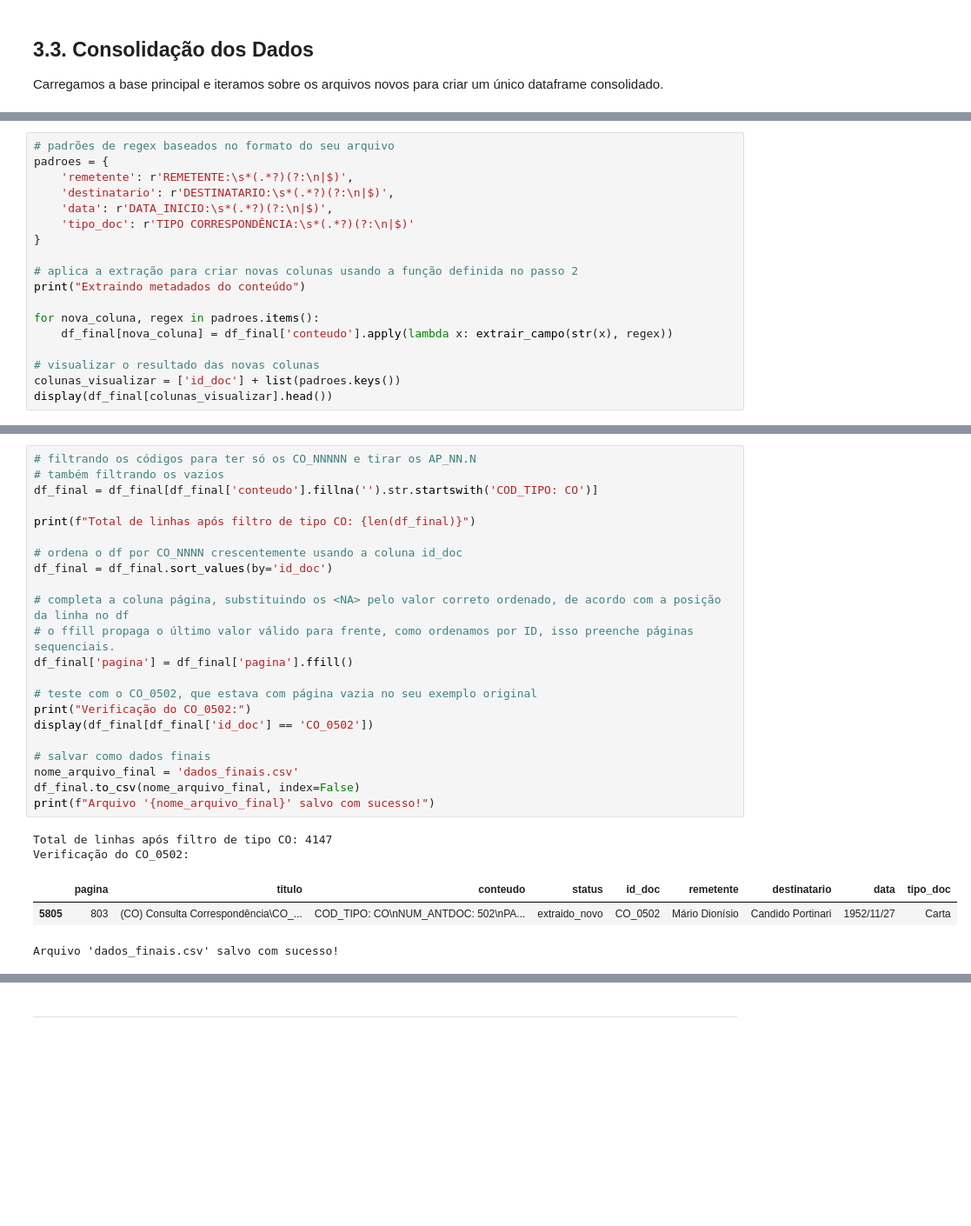
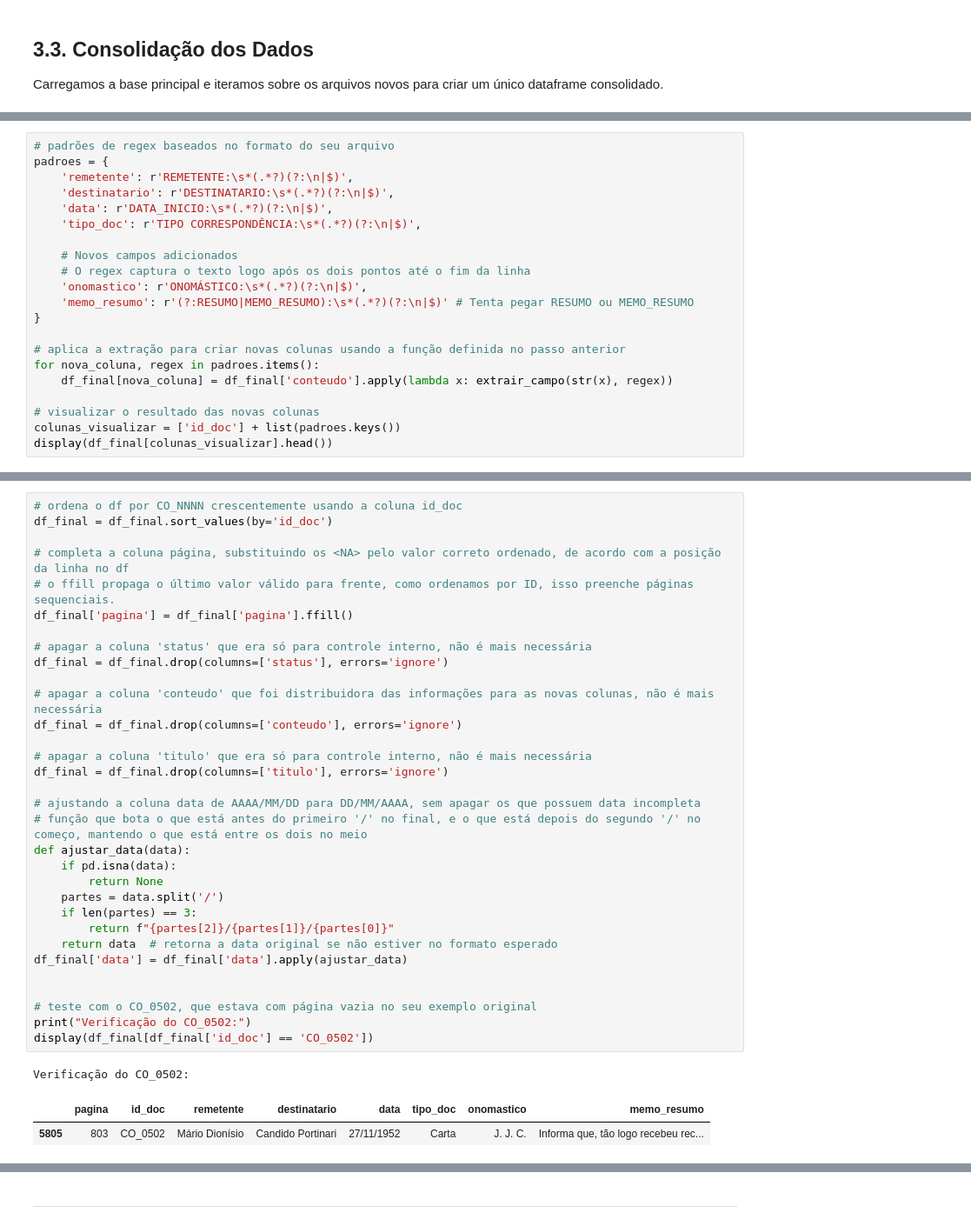
Before and after one commit to vrsmic/portinari-metadata, a Jupyter notebook: AV2.ipynb, the cells around one changed output, grey strips where cells are left out. Shown at 87% size. Drawn from its saved outputs; the diff is of its cells as text; blank space fills up the shorter version.

```diff
--- a/AV2.ipynb
+++ b/AV2.ipynb
@@ -189,12 +212,15 @@ padroes = {
     'remetente': r'REMETENTE:\s*(.*?)(?:\n|$)',
     'destinatario': r'DESTINATARIO:\s*(.*?)(?:\n|$)',
     'data': r'DATA_INICIO:\s*(.*?)(?:\n|$)',
-    'tipo_doc': r'TIPO CORRESPONDÊNCIA:\s*(.*?)(?:\n|$)'
+    'tipo_doc': r'TIPO CORRESPONDÊNCIA:\s*(.*?)(?:\n|$)',
+
+    # Novos campos adicionados
+    # O regex captura o texto logo após os dois pontos até o fim da linha
+    'onomastico': r'ONOMÁSTICO:\s*(.*?)(?:\n|$)',
+    'memo_resumo': r'(?:RESUMO|MEMO_RESUMO):\s*(.*?)(?:\n|$)' # Tenta pegar RESUMO ou MEMO_RESUMO
 }
 
-# aplica a extração para criar novas colunas usando a função definida no passo 2
-print("Extraindo metadados do conteúdo")
-
+# aplica a extração para criar novas colunas usando a função definida no passo anterior
 for nova_coluna, regex in padroes.items():
     df_final[nova_coluna] = df_final['conteudo'].apply(lambda x: extrair_campo(str(x), regex))
 
@@ -255,28 +247,36 @@ Realizamos os últimos filtros e ajustes antes de salvar o arquivo final:
 # %%
-# filtrando os códigos para ter só os CO_NNNNN e tirar os AP_NN.N
-# também filtrando os vazios
-df_final = df_final[df_final['conteudo'].fillna('').str.startswith('COD_TIPO: CO')]
-
-print(f"Total de linhas após filtro de tipo CO: {len(df_final)}")
-
 # ordena o df por CO_NNNN crescentemente usando a coluna id_doc
 df_final = df_final.sort_values(by='id_doc')
 
 # completa a coluna página, substituindo os <NA> pelo valor correto ordenado, de acordo com a posição da linha no df
 # o ffill propaga o último valor válido para frente, como ordenamos por ID, isso preenche páginas sequenciais.
 df_final['pagina'] = df_final['pagina'].ffill()
 
+# apagar a coluna 'status' que era só para controle interno, não é mais necessária
+df_final = df_final.drop(columns=['status'], errors='ignore')
+
+# apagar a coluna 'conteudo' que foi distribuidora das informações para as novas colunas, não é mais necessária
+df_final = df_final.drop(columns=['conteudo'], errors='ignore')
+
+# apagar a coluna 'titulo' que era só para controle interno, não é mais necessária
+df_final = df_final.drop(columns=['titulo'], errors='ignore')
+
+# ajustando a coluna data de AAAA/MM/DD para DD/MM/AAAA, sem apagar os que possuem data incompleta
+# função que bota o que está antes do primeiro '/' no final, e o que está depois do segundo '/' no começo, mantendo o que está entre os dois no meio
+def ajustar_data(data):
+    if pd.isna(data):
+        return None
+    partes = data.split('/')
+    if len(partes) == 3:
+        return f"{partes[2]}/{partes[1]}/{partes[0]}"
+    return data  # retorna a data original se não estiver no formato esperado
+df_final['data'] = df_final['data'].apply(ajustar_data)
+
+
 # teste com o CO_0502, que estava com página vazia no seu exemplo original
 print("Verificação do CO_0502:")
 display(df_final[df_final['id_doc'] == 'CO_0502'])
-
-# salvar como dados finais
-nome_arquivo_final = 'dados_finais.csv'
-df_final.to_csv(nome_arquivo_final, index=False)
-print(f"Arquivo '{nome_arquivo_final}' salvo com sucesso!")
 # %% [output]
-Total de linhas após filtro de tipo CO: 4147
 Verificação do CO_0502:
-|  | pagina | titulo | conteudo | status | id_doc | remetente | destinatario | data | tipo_doc |
-| 5805 | 803 | (CO) Consulta Correspondência\CO_... | COD_TIPO: CO\nNUM_ANTDOC: 502\nPA... | extraido_novo | CO_0502 | Mário Dionísio | Candido Portinari | 1952/11/27 | Carta |
+|  | pagina | id_doc | remetente | destinatario | data | tipo_doc | onomastico | memo_resumo |
+| 5805 | 803 | CO_0502 | Mário Dionísio | Candido Portinari | 27/11/1952 | Carta | J. J. C. | Informa que, tão logo recebeu rec... |
-Arquivo 'dados_finais.csv' salvo com sucesso!
```
Also changed, not shown: parts of 24 cells of this notebook, 3 other files.
